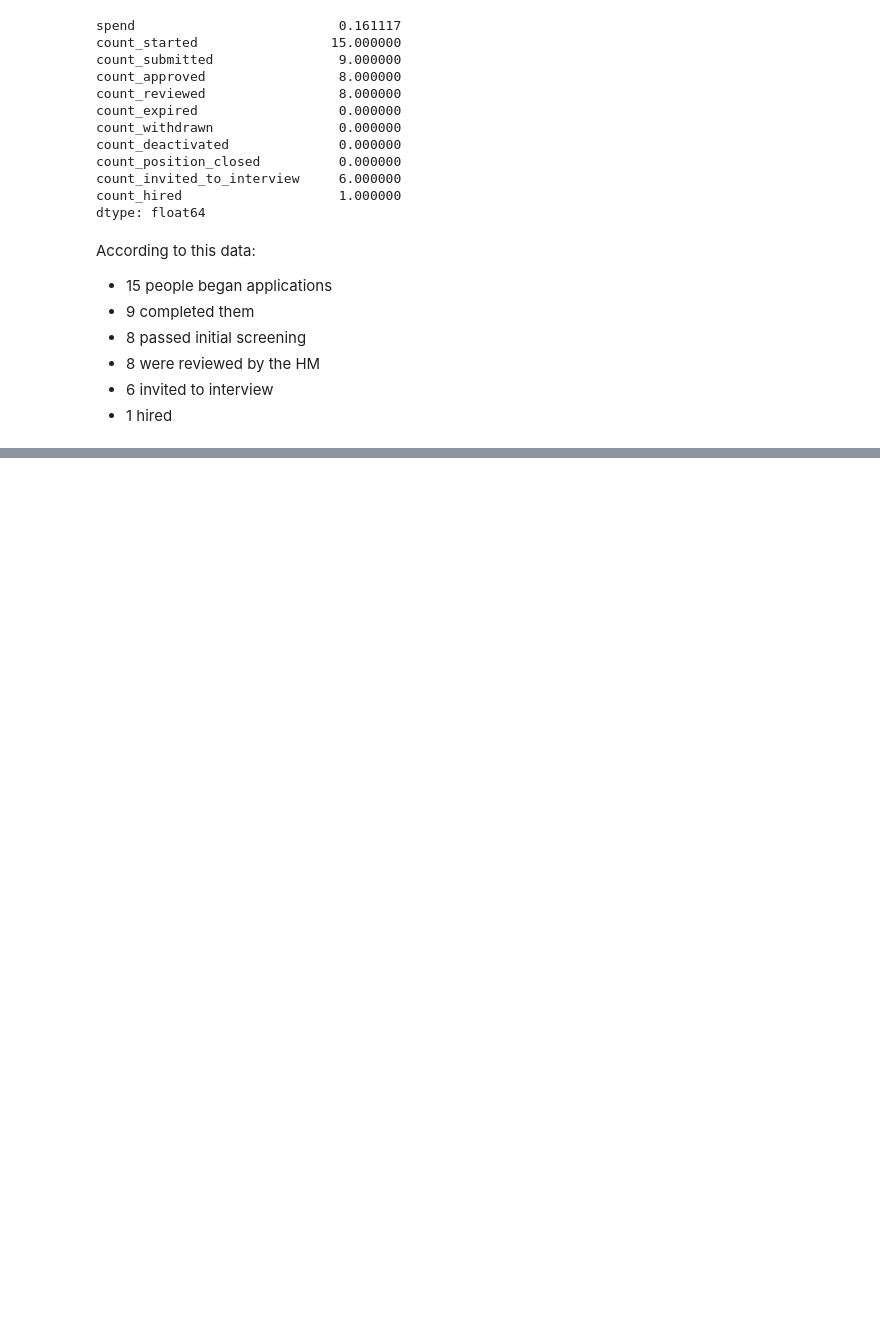
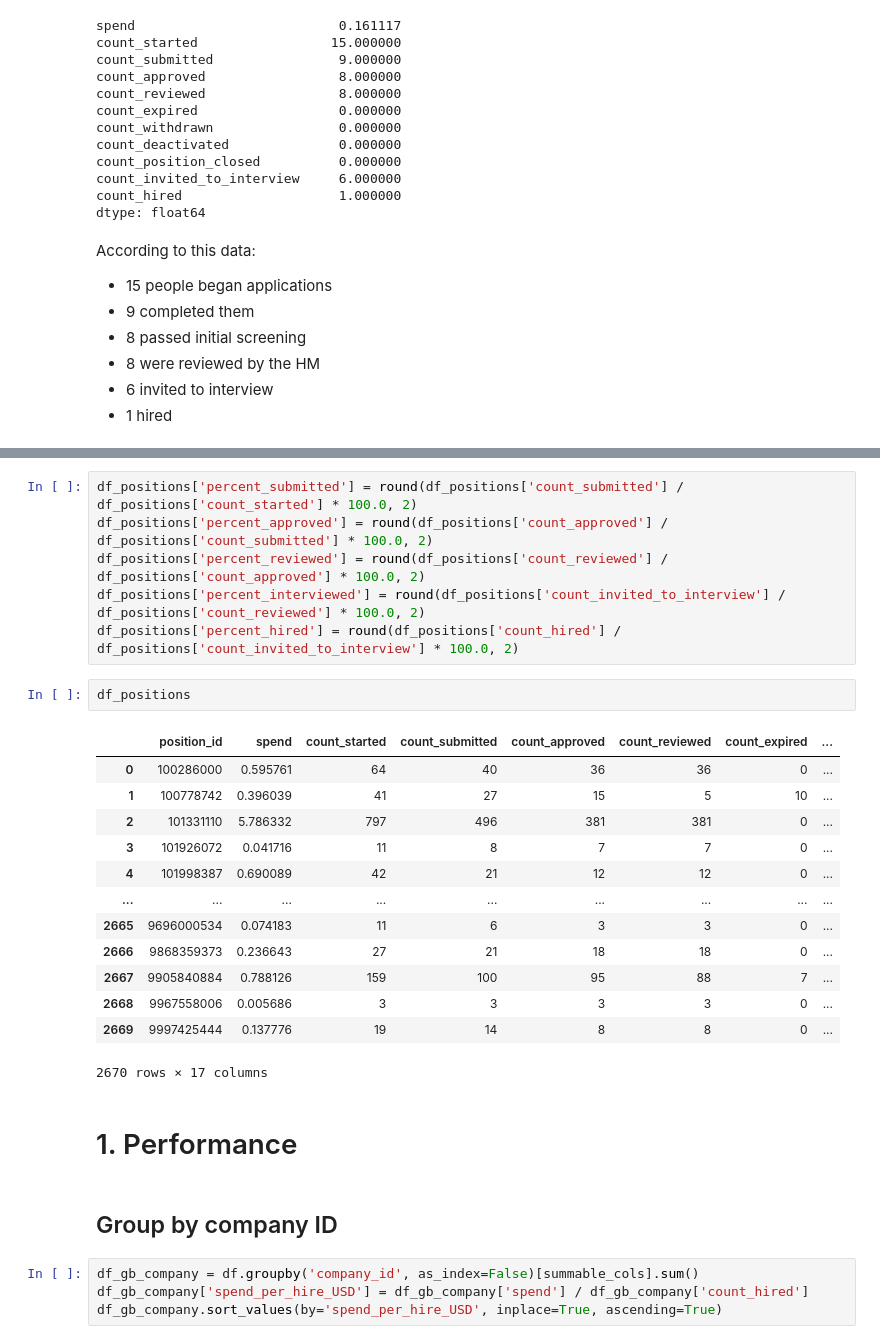
Before and after one commit to JacobTews/hiring_pipeline_analysis, a Jupyter notebook: eda.ipynb, the cells around one changed output, grey strips where cells are left out. Cells and saved outputs as stored; diff of their text form; blank space fills up the shorter version.

```diff
--- a/eda.ipynb
+++ b/eda.ipynb
@@ -66,0 +100,30 @@ According to this data:
+# %%
+df_positions['percent_submitted'] = round(df_positions['count_submitted'] / df_positions['count_started'] * 100.0, 2)
+df_positions['percent_approved'] = round(df_positions['count_approved'] / df_positions['count_submitted'] * 100.0, 2)
+df_positions['percent_reviewed'] = round(df_positions['count_reviewed'] / df_positions['count_approved'] * 100.0, 2)
+df_positions['percent_interviewed'] = round(df_positions['count_invited_to_interview'] / df_positions['count_reviewed'] * 100.0, 2)
+df_positions['percent_hired'] = round(df_positions['count_hired'] / df_positions['count_invited_to_interview'] * 100.0, 2)
+# %%
+df_positions
+# %% [output]
+|  | position_id | spend | count_started | count_submitted | count_approved | count_reviewed | count_expired | ... |
+| 0 | 100286000 | 0.595761 | 64 | 40 | 36 | 36 | 0 | ... |
+| 1 | 100778742 | 0.396039 | 41 | 27 | 15 | 5 | 10 | ... |
+| 2 | 101331110 | 5.786332 | 797 | 496 | 381 | 381 | 0 | ... |
+| 3 | 101926072 | 0.041716 | 11 | 8 | 7 | 7 | 0 | ... |
+| 4 | 101998387 | 0.690089 | 42 | 21 | 12 | 12 | 0 | ... |
+| ... | ... | ... | ... | ... | ... | ... | ... | ... |
+| 2665 | 9696000534 | 0.074183 | 11 | 6 | 3 | 3 | 0 | ... |
+| 2666 | 9868359373 | 0.236643 | 27 | 21 | 18 | 18 | 0 | ... |
+| 2667 | 9905840884 | 0.788126 | 159 | 100 | 95 | 88 | 7 | ... |
+| 2668 | 9967558006 | 0.005686 | 3 | 3 | 3 | 3 | 0 | ... |
+| 2669 | 9997425444 | 0.137776 | 19 | 14 | 8 | 8 | 0 | ... |
+2670 rows × 17 columns
+# %% [markdown]
+# 1. Performance
+# %% [markdown]
+## Group by company ID
+# %%
+df_gb_company = df.groupby('company_id', as_index=False)[summable_cols].sum()
+df_gb_company['spend_per_hire_USD'] = df_gb_company['spend'] / df_gb_company['count_hired']
+df_gb_company.sort_values(by='spend_per_hire_USD', inplace=True, ascending=True)
```
Also changed, not shown: parts of 39 cells of this notebook.
